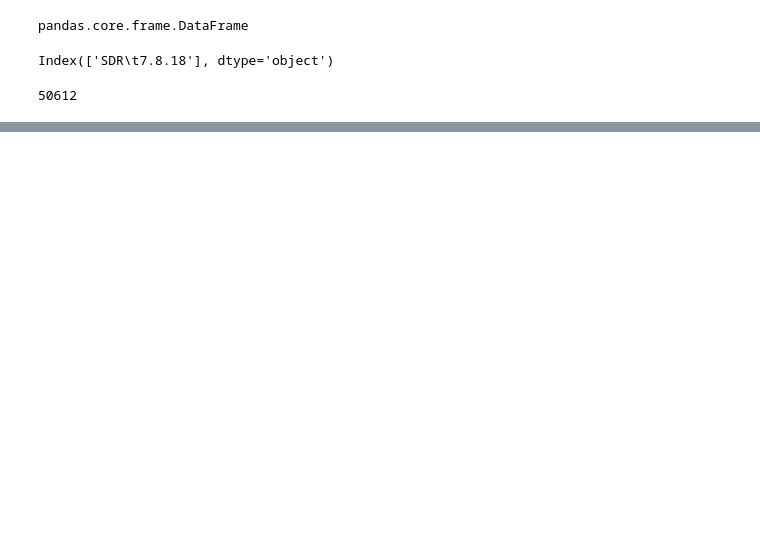
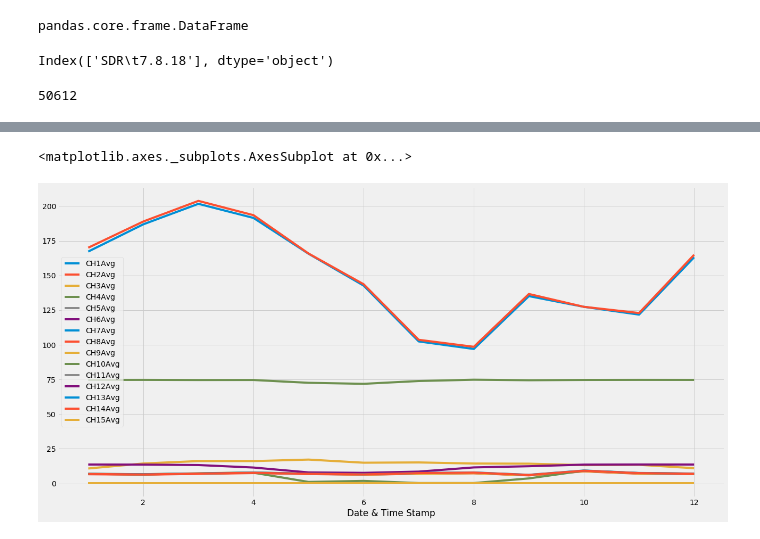
Before and after one commit to mariolarochelle/AERO, a Jupyter notebook: Working/Franco/CleaningData.ipynb, the cells around one changed output, grey strips where cells are left out. Cells and saved outputs as stored; diff of their text form; code cells hidden in the pictures; blank space fills up the shorter version.

Commit message:
Data analysis

```diff
--- a/Working/Franco/CleaningData.ipynb
+++ b/Working/Franco/CleaningData.ipynb
@@ -26,0 +41,7 @@ AttributeError: 'DataFrame' object has no attribute 'dtype'
+# %%
+raw_data_splitted = raw_data['SDR\t7.8.18'].str.split('\t', expand = True)
+# %%
+raw_data_new = pd.DataFrame(raw_data_splitted[raw_data_splitted[raw_data_splitted[0].str.contains('Date & Time Stamp')].index[0] +1:])
+raw_data_new.columns = columns_names
+raw_data_new.reset_index(drop=True, inplace=True)
+raw_data_new['Date & Time Stamp'] = pd.to_datetime(raw_data_new['Date & Time Stamp'])
@@ -26,0 +58,8 @@ AttributeError: 'DataFrame' object has no attribute 'dtype'
+# %%
+plotting_avg = raw_data_new.filter(regex='Avg|Date')
+#plotting_avg['CH1Avg'] = pd.to_numeric(plotting_avg['CH1Avg'], errors='coerce')
+# %%
+for cols in plotting_avg.loc[:, plotting_avg.columns != 'Date & Time Stamp']:
+    plotting_avg.loc[:, cols] = pd.to_numeric(plotting_avg[cols], errors='coerce')
+
+plotting_avg.dtypes
@@ -26,0 +89,5 @@ AttributeError: 'DataFrame' object has no attribute 'dtype'
+# %%
+plotting_avg.groupby(plotting_avg['Date & Time Stamp'].dt.month).mean().plot()
+# %% [output]
+<matplotlib.axes._subplots.AxesSubplot at 0x...>
+[figure, added]
```
Also changed, not shown: parts of 12 cells of this notebook.
